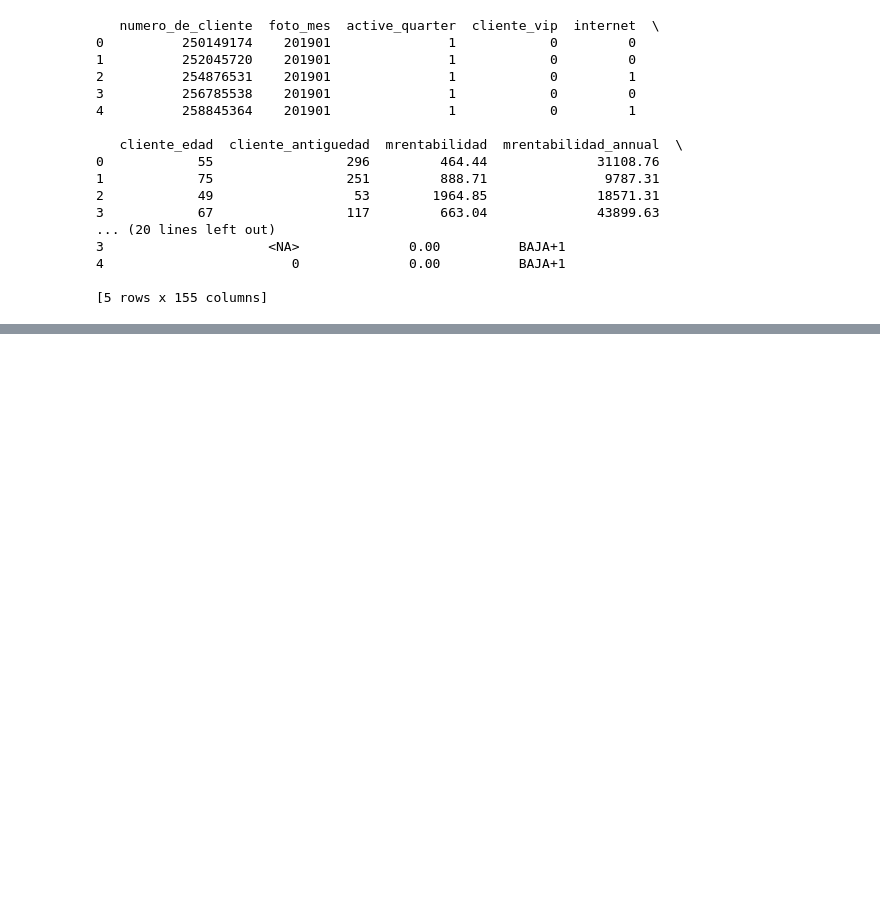
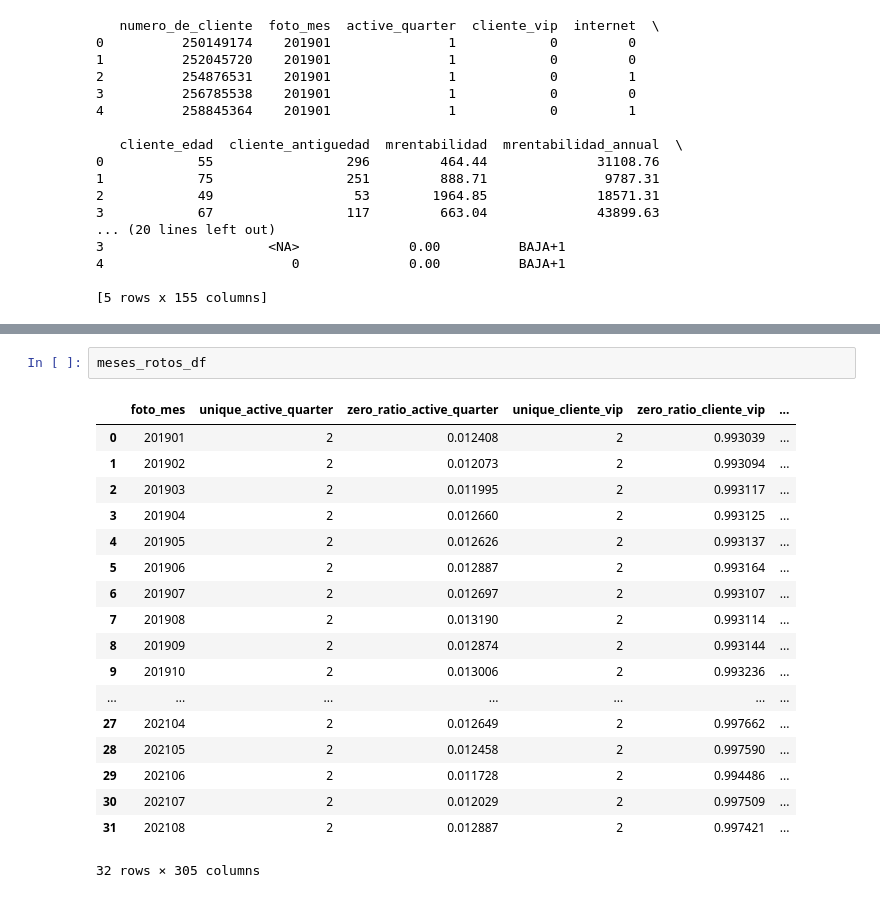
Before and after one commit to AgustinCdeCelis/dmeyf2025, a Jupyter notebook: competencia_02/EDA.ipynb, the cells around one changed output, grey strips where cells are left out. Drawn from its saved outputs; the diff is of its cells as text; blank space fills up the shorter version.

```diff
--- a/competencia_02/EDA.ipynb
+++ b/competencia_02/EDA.ipynb
@@ -119,0 +171,21 @@ except Exception as e:
+# %%
+meses_rotos_df
+# %% [output]
+|  | foto_mes | unique_active_quarter | zero_ratio_active_quarter | unique_cliente_vip | zero_ratio_cliente_vip | ... |
+| 0 | 201901 | 2 | 0.012408 | 2 | 0.993039 | ... |
+| 1 | 201902 | 2 | 0.012073 | 2 | 0.993094 | ... |
+| 2 | 201903 | 2 | 0.011995 | 2 | 0.993117 | ... |
+| 3 | 201904 | 2 | 0.012660 | 2 | 0.993125 | ... |
+| 4 | 201905 | 2 | 0.012626 | 2 | 0.993137 | ... |
+| 5 | 201906 | 2 | 0.012887 | 2 | 0.993164 | ... |
+| 6 | 201907 | 2 | 0.012697 | 2 | 0.993107 | ... |
+| 7 | 201908 | 2 | 0.013190 | 2 | 0.993114 | ... |
+| 8 | 201909 | 2 | 0.012874 | 2 | 0.993144 | ... |
+| 9 | 201910 | 2 | 0.013006 | 2 | 0.993236 | ... |
+| ... | ... | ... | ... | ... | ... | ... |
+| 27 | 202104 | 2 | 0.012649 | 2 | 0.997662 | ... |
+| 28 | 202105 | 2 | 0.012458 | 2 | 0.997590 | ... |
+| 29 | 202106 | 2 | 0.011728 | 2 | 0.994486 | ... |
+| 30 | 202107 | 2 | 0.012029 | 2 | 0.997509 | ... |
+| 31 | 202108 | 2 | 0.012887 | 2 | 0.997421 | ... |
+32 rows × 305 columns
```
Also changed, not shown: parts of 4 cells of this notebook.
